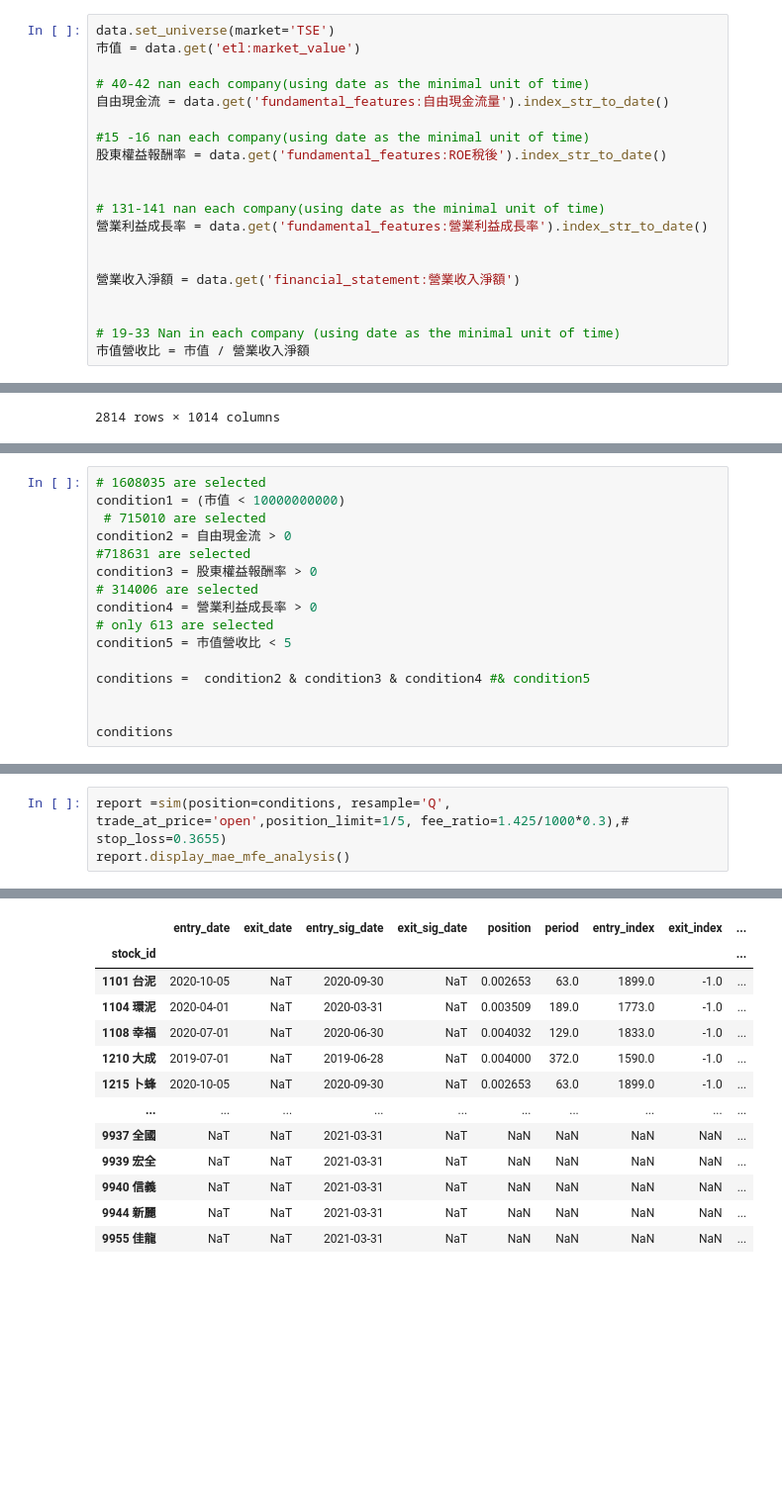
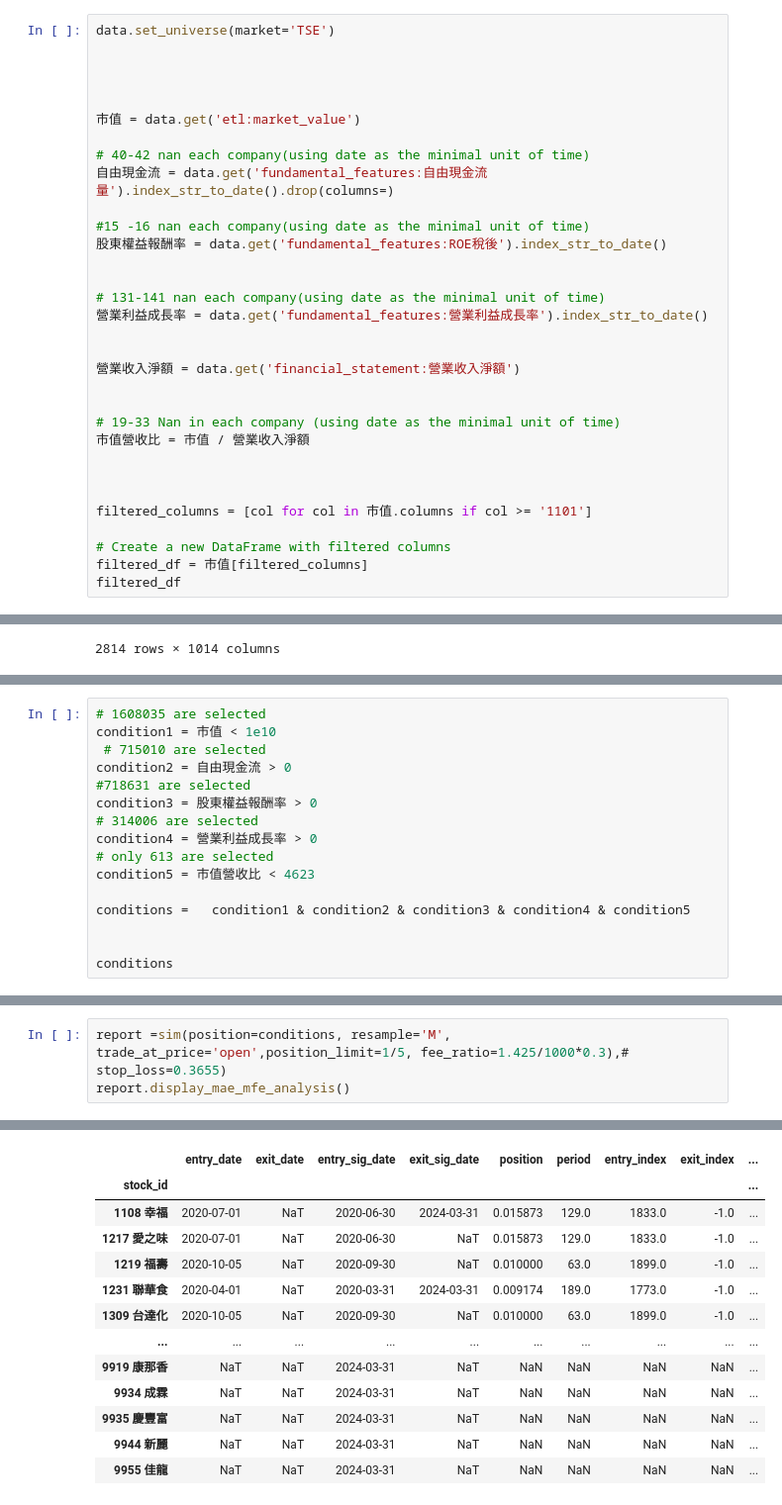
Before and after one commit to max0514/trading_bot, a Jupyter notebook: stock_strategies/小資族選股策略.ipynb, the cells around one changed output, grey strips where cells are left out. Shown at 99% size. Drawn from its saved outputs; the diff is of its cells as text; blank space fills up the shorter version.

```diff
--- a/stock_strategies/小資族選股策略.ipynb
+++ b/stock_strategies/小資族選股策略.ipynb
@@ -23,10 +23,14 @@ finlab.login(str(os.getenv('FINLAB_API')))
 輸入成功!
 # %%
 data.set_universe(market='TSE')
+
+
+
+
 市值 = data.get('etl:market_value')
 
 # 40-42 nan each company(using date as the minimal unit of time)
-自由現金流 = data.get('fundamental_features:自由現金流量').index_str_to_date()
+自由現金流 = data.get('fundamental_features:自由現金流量').index_str_to_date().drop(columns=)
 
 #15 -16 nan each company(using date as the minimal unit of time)
 股東權益報酬率 = data.get('fundamental_features:ROE稅後').index_str_to_date()
@@ -41,6 +45,14 @@ data.set_universe(market='TSE')
 
 # 19-33 Nan in each company (using date as the minimal unit of time)
 市值營收比 = 市值 / 營業收入淨額
+
+
+
+filtered_columns = [col for col in 市值.columns if col >= '1101']
+
+# Create a new DataFrame with filtered columns
+filtered_df = 市值[filtered_columns]
+filtered_df
 # %%
 營業收入淨額
 # %% [output]
@@ -149,6 +172,6 @@ condition2.sum().sum()
 # %%
 # 1608035 are selected
-condition1 = (市值 < 10000000000)
+condition1 = 市值 < 1e10
  # 715010 are selected
 condition2 = 自由現金流 > 0
 #718631 are selected
@@ -156,9 +179,9 @@ condition3 = 股東權益報酬率 > 0
 # 314006 are selected
 condition4 = 營業利益成長率 > 0
 # only 613 are selected
-condition5 = 市值營收比 < 5
+condition5 = 市值營收比 < 4623
 
-conditions =  condition2 & condition3 & condition4 #& condition5
+conditions =   condition1 & condition2 & condition3 & condition4 & condition5
 
 
 conditions
@@ -184,5 +207,5 @@ conditions.sum().sum()
 # %%
-report =sim(position=conditions, resample='Q', trade_at_price='open',position_limit=1/5, fee_ratio=1.425/1000*0.3),# stop_loss=0.3655)
+report =sim(position=conditions, resample='M', trade_at_price='open',position_limit=1/5, fee_ratio=1.425/1000*0.3),# stop_loss=0.3655)
 report.display_mae_mfe_analysis()
 # %% [output]
 |  | annualized_rate_of_return | sharpe | max_drawdown | win_ratio |
@@ -190,13 +213,13 @@ report.display_mae_mfe_analysis()
 |  | entry_date | exit_date | entry_sig_date | exit_sig_date | position | period | entry_index | exit_index | ... |
 | stock_id |  |  |  |  |  |  |  |  | ... |
-| 1101 台泥 | 2020-10-05 | NaT | 2020-09-30 | NaT | 0.002653 | 63.0 | 1899.0 | -1.0 | ... |
-| 1104 環泥 | 2020-04-01 | NaT | 2020-03-31 | NaT | 0.003509 | 189.0 | 1773.0 | -1.0 | ... |
-| 1108 幸福 | 2020-07-01 | NaT | 2020-06-30 | NaT | 0.004032 | 129.0 | 1833.0 | -1.0 | ... |
-| 1210 大成 | 2019-07-01 | NaT | 2019-06-28 | NaT | 0.004000 | 372.0 | 1590.0 | -1.0 | ... |
-| 1215 卜蜂 | 2020-10-05 | NaT | 2020-09-30 | NaT | 0.002653 | 63.0 | 1899.0 | -1.0 | ... |
+| 1108 幸福 | 2020-07-01 | NaT | 2020-06-30 | 2024-03-31 | 0.015873 | 129.0 | 1833.0 | -1.0 | ... |
+| 1217 愛之味 | 2020-07-01 | NaT | 2020-06-30 | NaT | 0.015873 | 129.0 | 1833.0 | -1.0 | ... |
+| 1219 福壽 | 2020-10-05 | NaT | 2020-09-30 | NaT | 0.010000 | 63.0 | 1899.0 | -1.0 | ... |
+| 1231 聯華食 | 2020-04-01 | NaT | 2020-03-31 | 2024-03-31 | 0.009174 | 189.0 | 1773.0 | -1.0 | ... |
+| 1309 台達化 | 2020-10-05 | NaT | 2020-09-30 | NaT | 0.010000 | 63.0 | 1899.0 | -1.0 | ... |
 | ... | ... | ... | ... | ... | ... | ... | ... | ... | ... |
-| 9937 全國 | NaT | NaT | 2021-03-31 | NaT | NaN | NaN | NaN | NaN | ... |
-| 9939 宏全 | NaT | NaT | 2021-03-31 | NaT | NaN | NaN | NaN | NaN | ... |
-| 9940 信義 | NaT | NaT | 2021-03-31 | NaT | NaN | NaN | NaN | NaN | ... |
-| 9944 新麗 | NaT | NaT | 2021-03-31 | NaT | NaN | NaN | NaN | NaN | ... |
-| 9955 佳龍 | NaT | NaT | 2021-03-31 | NaT | NaN | NaN | NaN | NaN | ... |
+| 9919 康那香 | NaT | NaT | 2024-03-31 | NaT | NaN | NaN | NaN | NaN | ... |
+| 9934 成霖 | NaT | NaT | 2024-03-31 | NaT | NaN | NaN | NaN | NaN | ... |
+| 9935 慶豐富 | NaT | NaT | 2024-03-31 | NaT | NaN | NaN | NaN | NaN | ... |
+| 9944 新麗 | NaT | NaT | 2024-03-31 | NaT | NaN | NaN | NaN | NaN | ... |
+| 9955 佳龍 | NaT | NaT | 2024-03-31 | NaT | NaN | NaN | NaN | NaN | ... |
```
Also changed, not shown: parts of 6 cells of this notebook, 3 other files.
